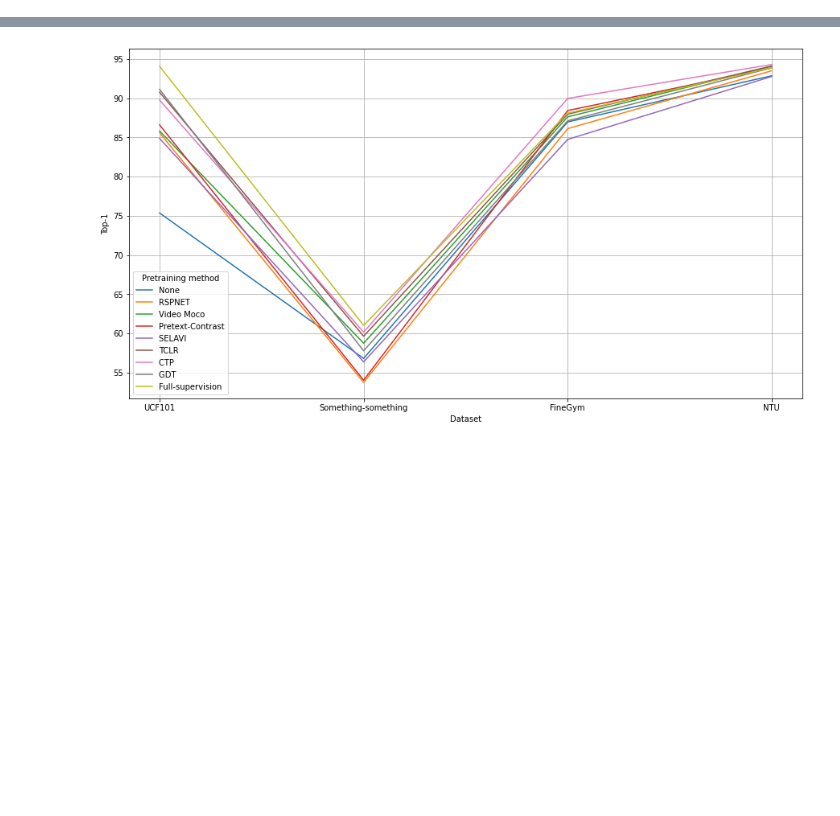
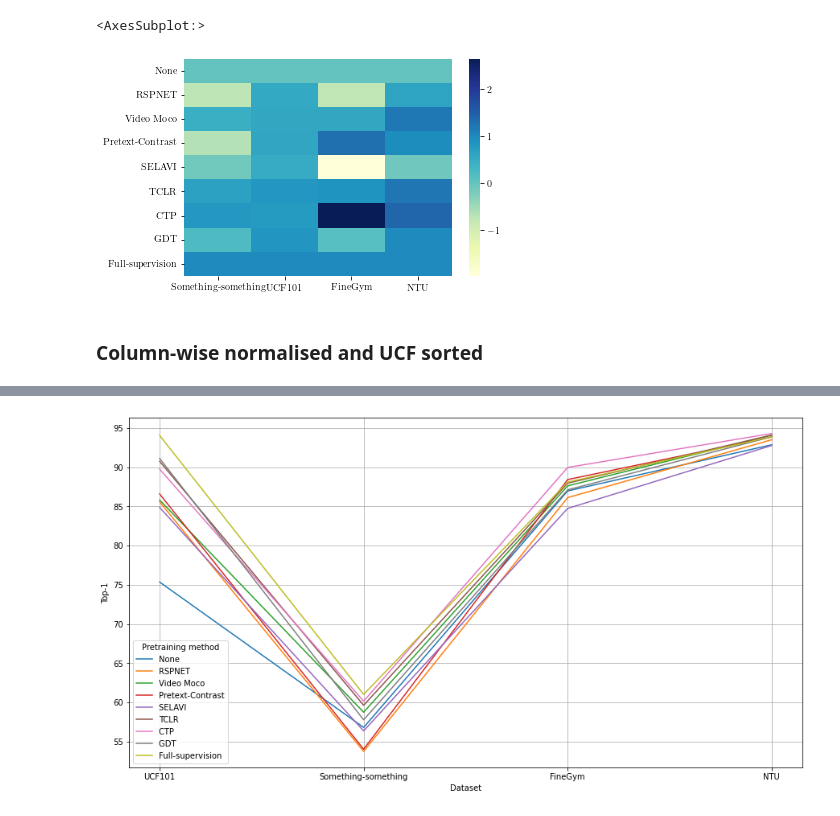
Before and after one commit to bpiyush/ViDA-SSL, a Jupyter notebook: misc/plotting/action_classification_results.ipynb, the cells around one changed output, grey strips where cells are left out. Cells and saved outputs as stored; diff of their text form; code cells hidden in the pictures; blank space fills up the shorter version.

```diff
--- a/misc/plotting/action_classification_results.ipynb
+++ b/misc/plotting/action_classification_results.ipynb
@@ -97,0 +96,2 @@ df_flat
+# %%
+norm_df=(df-df.loc["None"])/(df.loc["Full-supervision"]-df.loc["None"])
@@ -97,0 +111,7 @@ df_flat
+# %%
+sns.heatmap(norm_df, cmap="YlGnBu")
+# %% [output]
+<AxesSubplot:>
+[figure, added]
+# %% [markdown]
+### Column-wise normalised and UCF sorted
```
Also changed, not shown: parts of 28 cells of this notebook.
